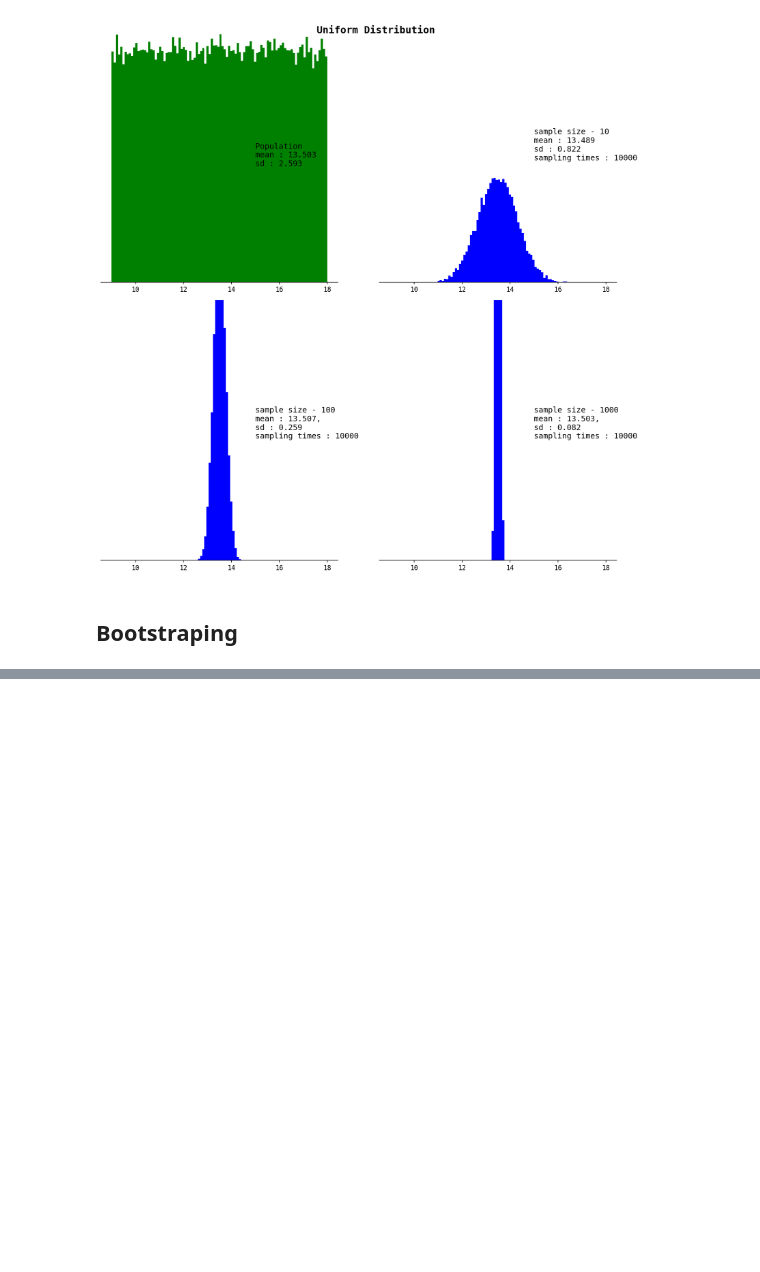
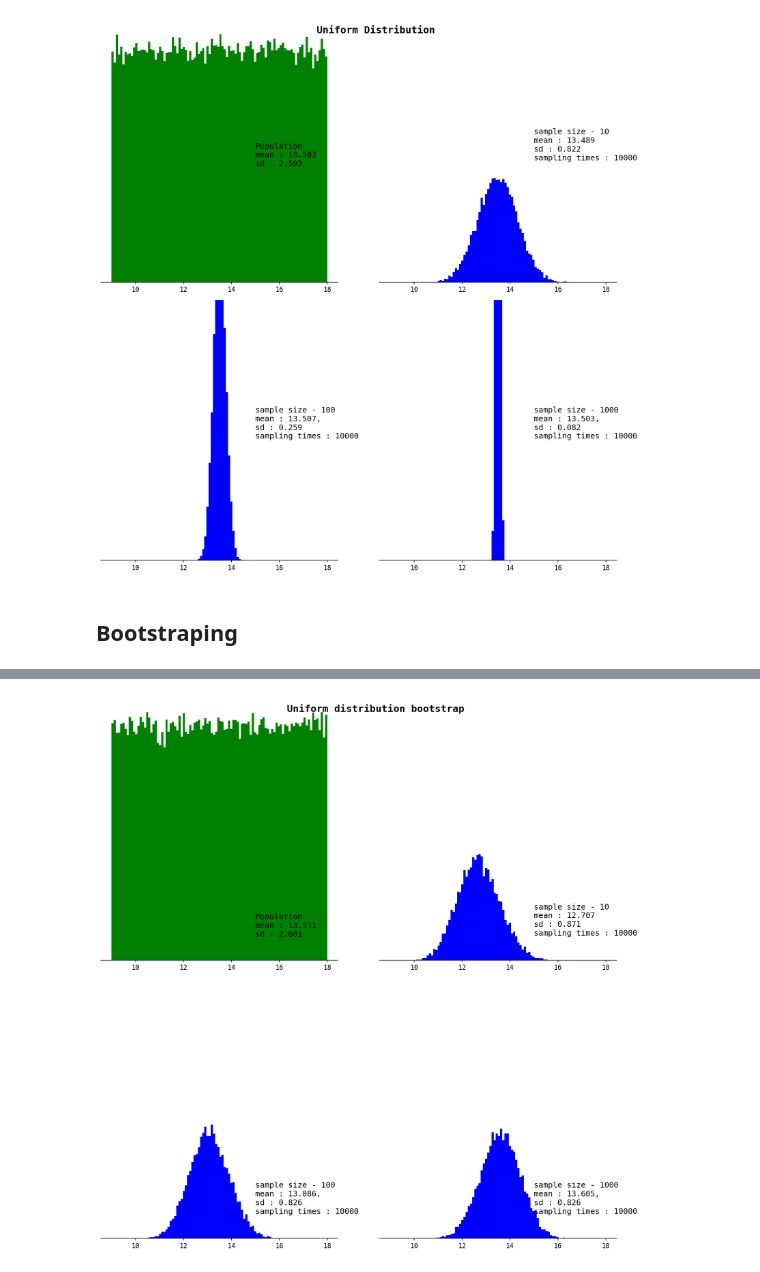
Before and after one commit to thihanaung-thnn/mathematics, a Jupyter notebook: sampling_distributions.ipynb, the cells around one changed output, grey strips where cells are left out. Cells and saved outputs as stored; diff of their text form; code cells hidden in the pictures; blank space fills up the shorter version.

```diff
--- a/sampling_distributions.ipynb
+++ b/sampling_distributions.ipynb
@@ -164,0 +171,6 @@ plot_fig(gamma, 'bootstrap',[10,260])
+# %%
+x = np.random.uniform(9,18, 100000)
+uniform = bootstraping(x)
+plot_fig(uniform, 'Uniform distribution bootstrap',[15,100])
+# %% [output]
+[figure, added]
```
Also changed, not shown: parts of 3 cells of this notebook.
